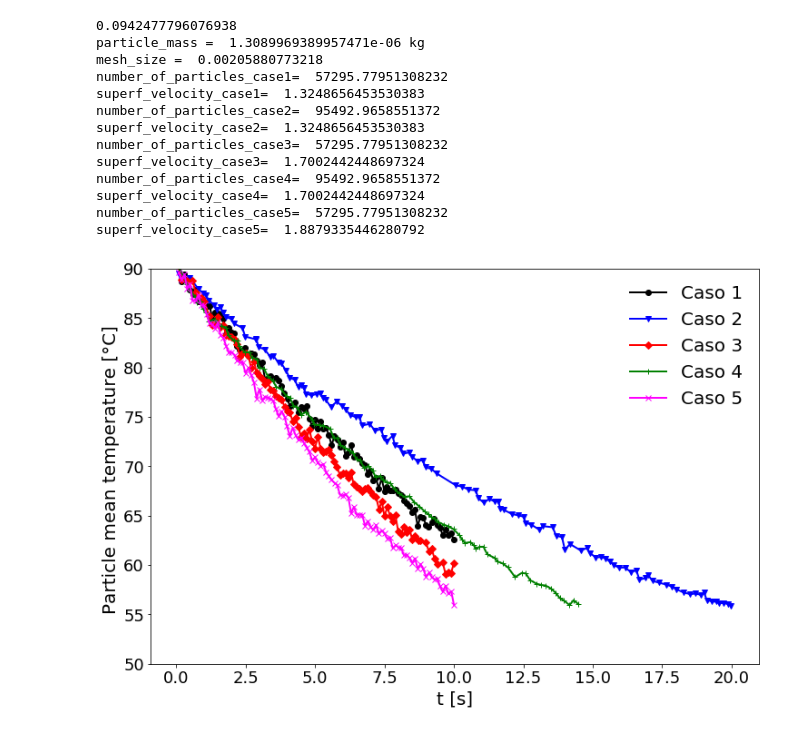
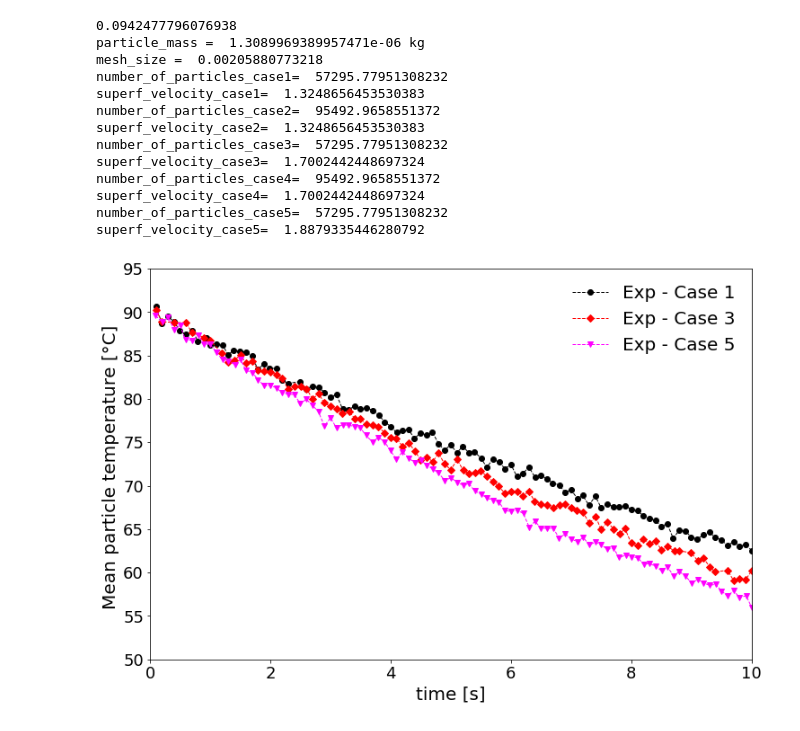
Before and after one commit to lucillalmeida/doutorado-validacoes, a Jupyter notebook: fluidized-bed-patil/Patil-pseudo-2-d-fluidized-bed.ipynb, the cells around one changed output. Cells and saved outputs as stored; diff of their text form; code cells hidden in the pictures.

```diff
--- a/fluidized-bed-patil/Patil-pseudo-2-d-fluidized-bed.ipynb
+++ b/fluidized-bed-patil/Patil-pseudo-2-d-fluidized-bed.ipynb
@@ -130,18 +146,16 @@ case_data.close()
 # %%
-plt.plot(time_case1,  temp_case1, linestyle = "-", color = "black", marker = 'o', linewidth = 2,label = "Caso 1")
-plt.plot(time_case2,  temp_case2, linestyle = "-", color = "blue", marker = 'v', linewidth = 2,label = "Caso 2")
-plt.plot(time_case3,  temp_case3, linestyle = "-", color = "red", marker = 'D', linewidth = 2,label = "Caso 3")
-plt.plot(time_case4,  temp_case4, linestyle = "-", color = "green", marker = '+', linewidth = 2,label = "Caso 4")
-plt.plot(time_case5,  temp_case5, linestyle = "-", color = "magenta", marker = 'x', linewidth = 2,label = "Caso 5")
+plt.plot(time_case1,  temp_case1, linestyle = "--", color = "black", marker = 'o', linewidth = 1,label = "Exp - Case 1")
+plt.plot(time_case3,  temp_case3, linestyle = "--", color = "red", marker = 'D', linewidth = 1,label = "Exp - Case 3")
+plt.plot(time_case5,  temp_case5, linestyle = "--", color = "magenta", marker = 'v', linewidth = 1,label = "Exp - Case 5")
 #plt.title("Vertical velocity ", fontsize = 16)
-plt.xlabel("t [s]", fontsize = 20)
-plt.ylabel("Particle mean temperature [\u00B0C] ", fontsize = 20)
+plt.xlabel("time [s]", fontsize = 20)
+plt.ylabel("Mean particle temperature [\u00B0C] ", fontsize = 20)
 plt.xticks(fontsize = 18)
 plt.yticks(fontsize = 18)
 plt.legend(fontsize = 20, frameon = False, loc = 0)
-#plt.xlim(0, 15)
-plt.ylim(50, 90)
+plt.xlim(0, 10)
+plt.ylim(50, 95)
 #plt.savefig("bed_temperature.png")
 plt.show()
 # %% [output]
-[figure, old version]
+[figure, new version]
```
Also changed, not shown: parts of 5 cells of this notebook, 6 other files.
